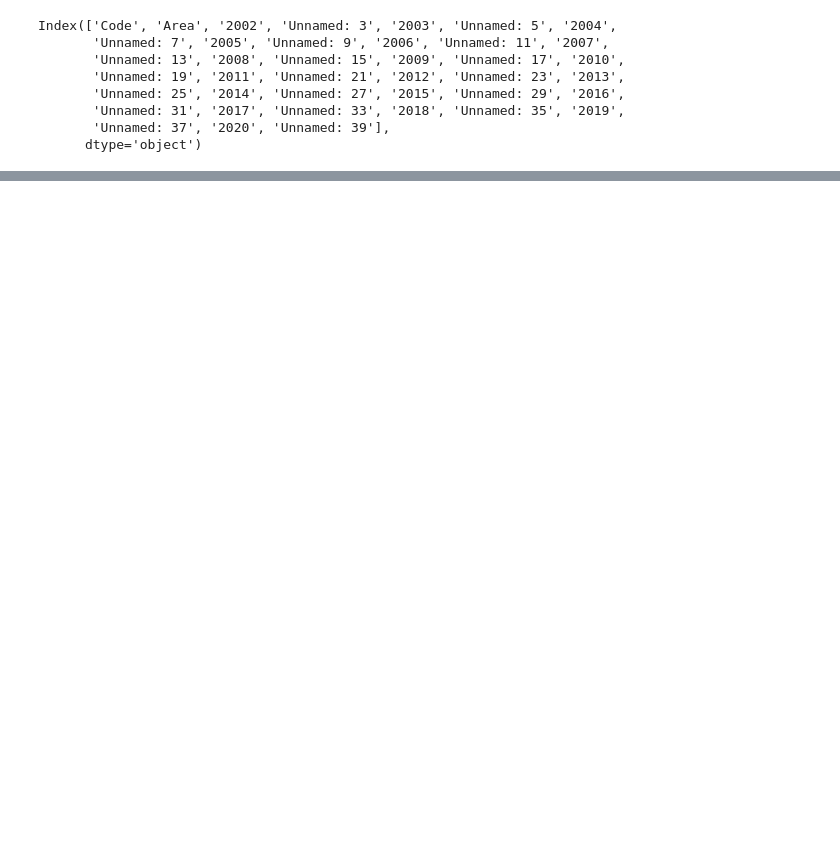
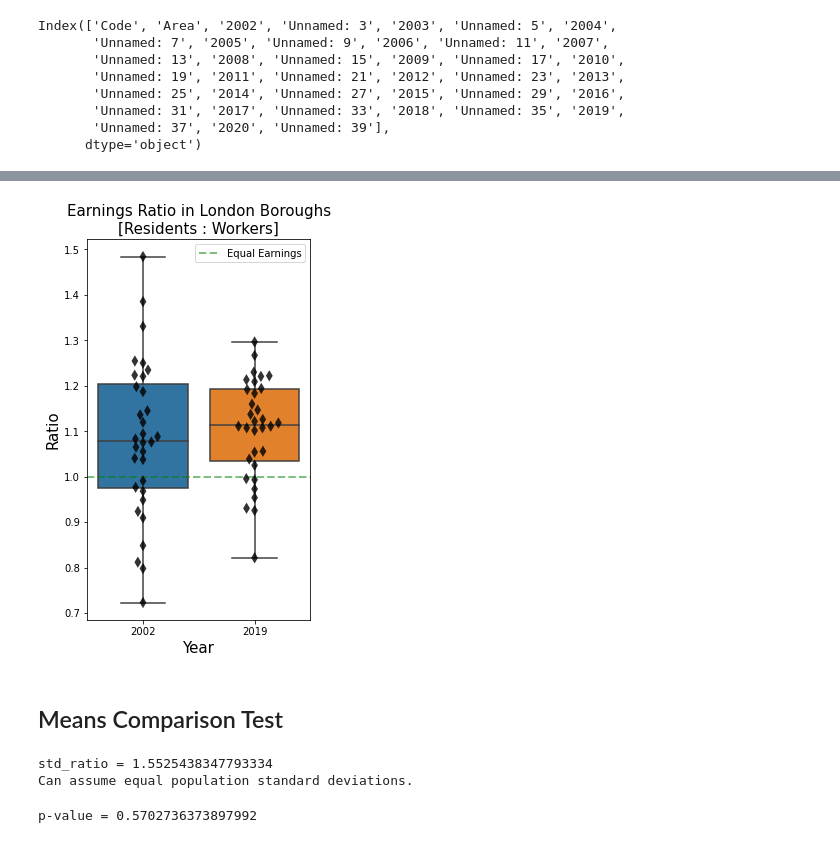
Before and after one commit to MurrayChapman17/QMAssessment3Code, a Jupyter notebook: AssessmentCode.ipynb, the cells around one changed output, grey strips where cells are left out. Cells and saved outputs as stored; diff of their text form; code cells hidden in the pictures; blank space fills up the shorter version.

```diff
--- a/AssessmentCode.ipynb
+++ b/AssessmentCode.ipynb
@@ -320,0 +464,3 @@ Index(['Code', 'Area', '2002', 'Unnamed: 3', '2003', 'Unnamed: 5', '2004',
+# %%
+change_since_2002 = y_merged[(y_merged['Year'] == 2002) | (y_merged['Year'] == 2019)]
+change_since_2002.head()
@@ -320,0 +488,4 @@ Index(['Code', 'Area', '2002', 'Unnamed: 3', '2003', 'Unnamed: 5', '2004',
+# %%
+# Calculate the new column with the percentage change of the ratio of average residents' earnings to average workers' earnings
+ratio_difference['rtw_earnings_ratio_change_02-19'] = 100 * (ratio_difference['rtw_earnings_ratio_19'] - ratio_difference['rtw_earnings_ratio_02']) / ratio_difference['rtw_earnings_ratio_02']
+ratio_difference.head()
@@ -320,0 +499,6 @@ Index(['Code', 'Area', '2002', 'Unnamed: 3', '2003', 'Unnamed: 5', '2004',
+# %%
+# Now I can merge this value to the big dataframe
+full_data = full_independents.merge(ratio_difference,
+                                    on = 'Area_Code', # Join this column
+                                    how = 'inner') # Keep only the shared rows
+full_data.head()
@@ -320,0 +512,41 @@ Index(['Code', 'Area', '2002', 'Unnamed: 3', '2003', 'Unnamed: 5', '2004',
+# %%
+# Now I can plot the two years' distributions against each other
+fig, ax = plt.subplots(1,1, figsize = (4,7)) # Set axes and figure
+
+# Boxplot
+sns.boxplot(data = full_data[['rtw_earnings_ratio_02','rtw_earnings_ratio_19']],
+            ax = ax)
+# Swarmplot over the top
+sns.swarmplot(data = full_data[['rtw_earnings_ratio_02','rtw_earnings_ratio_19']],
+              color = 'black',
+              size = 8,
+              marker = 'd',
+              alpha = 0.8,
+              ax = ax)
+# Horizontal line for y=1
+plt.axhline(y = 1,
+            color='g',
+            linestyle='--',
+            lw = 2,
+            alpha = 0.5)
+# Legend (assign 2D Line to match the line on the graph)
+plt.legend(handles = [Line2D([0],[0], linewidth = 2, # The axis line
+                             linestyle = '--',
+                             color = 'g',
+                             alpha = 0.5)],
+           labels = ['Equal Earnings']) # Label
+# Change the labels for the bars from default
+ax.set_xticklabels(['2002','2019'])
+# Label the axes
+ax.set_xlabel('Year', size = 15)
+ax.set_ylabel('Ratio', size = 15)
+# Set title
+plt.title('Earnings Ratio in London Boroughs\n[Residents : Workers]',
+         size = 15)
+plt.show()
+# Save it to an output folder
+fig.savefig('Figures/Earnings_Ratio.png')
+# %% [output]
+[figure, added]
+# %% [markdown]
+## Means Comparison Test
@@ -320,0 +581,23 @@ Index(['Code', 'Area', '2002', 'Unnamed: 3', '2003', 'Unnamed: 5', '2004',
+# %%
+std_ratio = std1/std2
+
+print("std_ratio =", std_ratio)
+
+if std_ratio > 0.5 and std_ratio < 2:
+    print("Can assume equal population standard deviations.")
+    equal_stds = True
+else:
+    print("Cannot assume equal population standard deviations.")
+    equal_stds = False
+# %% [output]
+std_ratio = 1.5525438347793334
+Can assume equal population standard deviations.
+# %%
+# Calculate the test statistic and the p-value:
+# (We don't actually need the test statistic, since it is only used to calculate the p-value anyway.)
+
+# sps.test_ind gives TWO outputs
+test_stat, p_value = sps.ttest_ind(data1, data2, equal_var = equal_stds)
+print("p-value =", p_value)
+# %% [output]
+p-value = 0.5702736373897992
```
Also changed, not shown: parts of 49 cells of this notebook, 9 other files.
